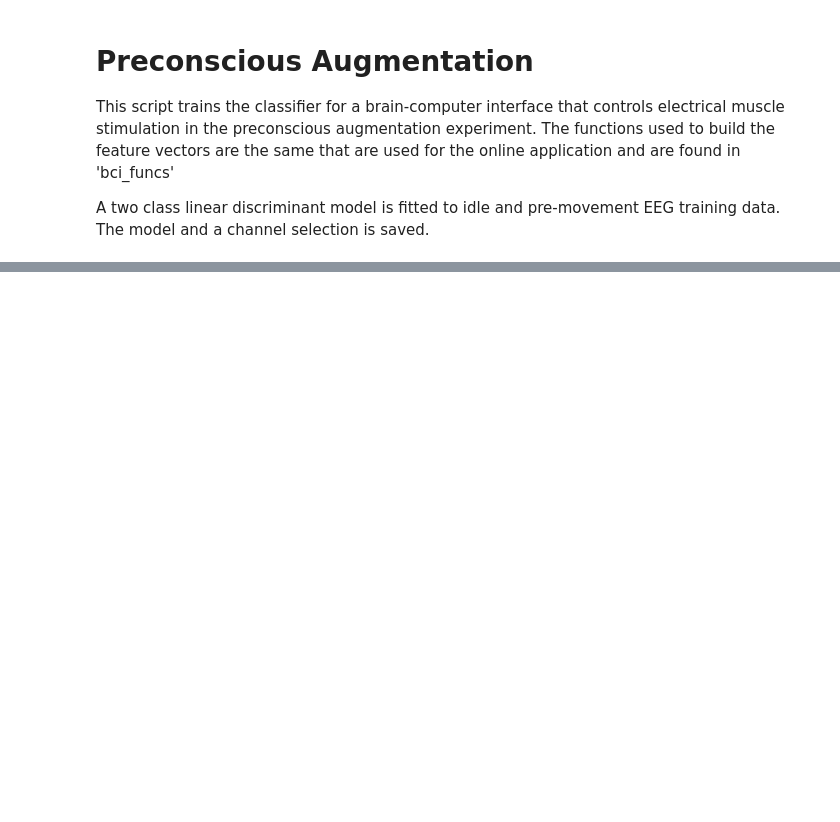
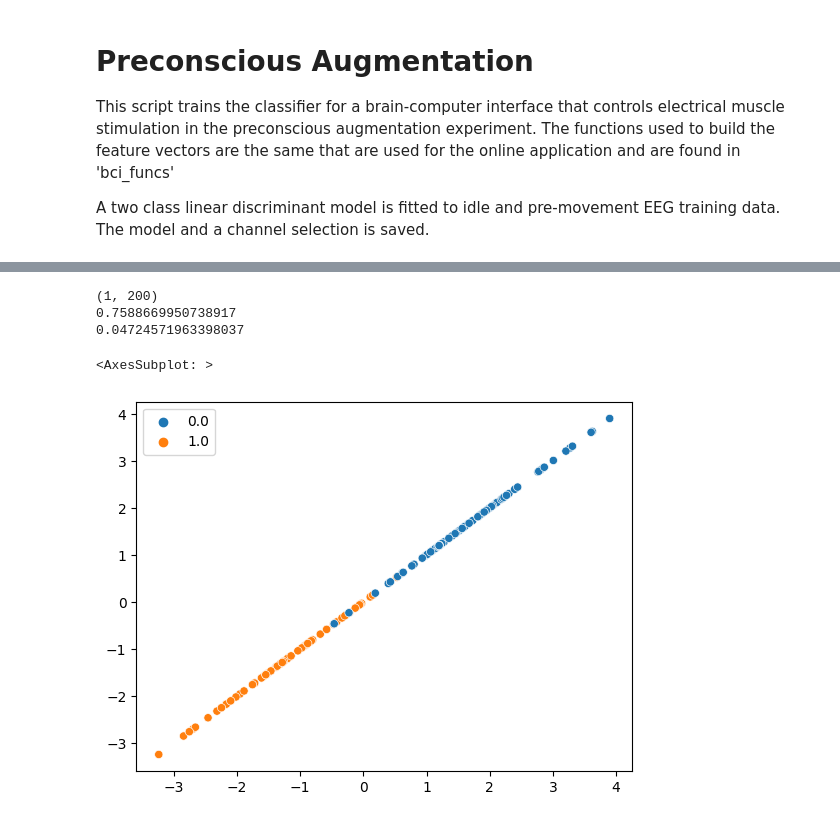
Before and after one commit to lukasgehrke/2021-fastReach, a Jupyter notebook: app/fastReach/pi_train_classifier.ipynb, the cells around one changed output, grey strips where cells are left out. Drawn from its saved outputs; the diff is of its cells as text; code cells hidden in the pictures; blank space fills up the shorter version.

```diff
--- a/app/fastReach/pi_train_classifier.ipynb
+++ b/app/fastReach/pi_train_classifier.ipynb
@@ -56,12 +150,22 @@ classes = np.concatenate((pre_move_class, idle_class)).ravel()
 # %%
-clf = LDA(solver='lsqr', shrinkage='auto')
+clf = LDA(solver='eigen', shrinkage='auto')
 clf.fit(data, classes)
 print(clf.coef_.shape)
 
-kfolds = KFold(n_splits=10, random_state=1, shuffle=True)
+kfolds = KFold(n_splits=5, random_state=1, shuffle=True)
 cv_results = cross_val_score(clf, data, classes, cv=kfolds)
 print(cv_results.mean())
 print(cv_results.std())
 
 filename = path+pID+'/model_'+pID+'_eeg.sav'
 pickle.dump(clf, open(filename, 'wb'))
+# %% [output]
+(1, 200)
+0.7588669950738917
+0.04724571963398037
+# %%
+lda_scores = clf.transform(data)
+sns.scatterplot(lda_scores[:,0], lda_scores[:,0], hue=classes)
+# %% [output]
+<AxesSubplot: >
+[figure, added]
```
Also changed, not shown: parts of 3 cells of this notebook, 2 other files.
